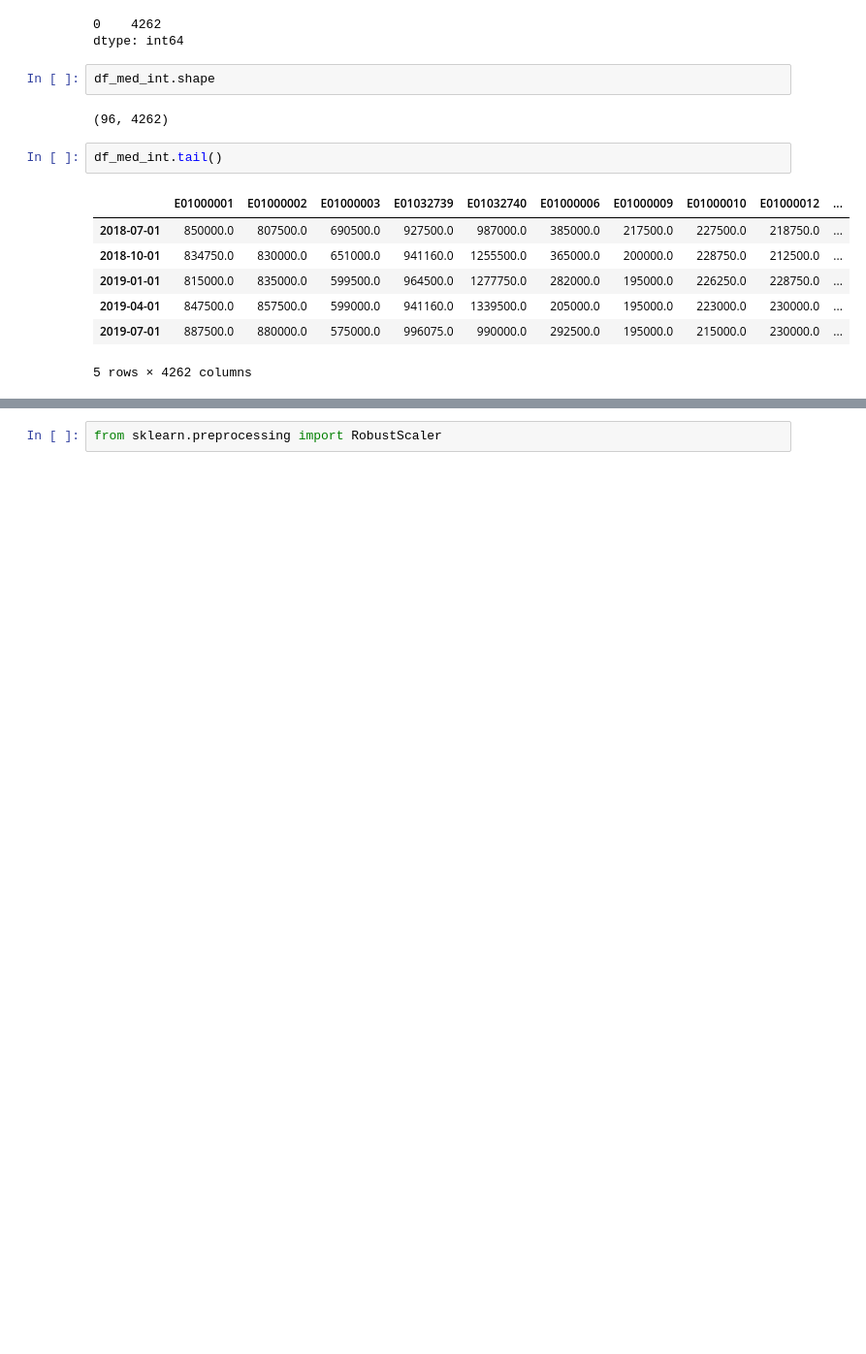
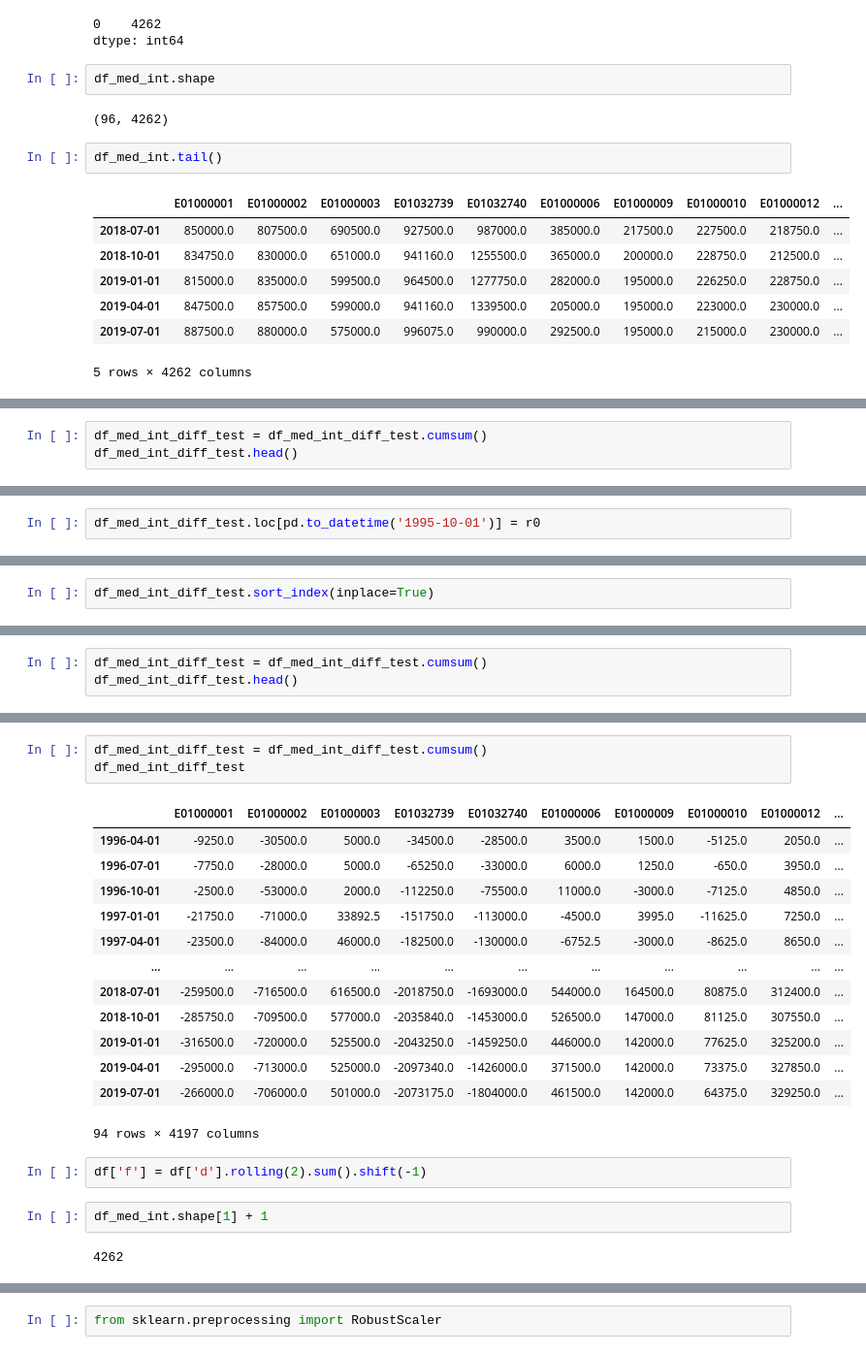
Before and after one commit to franchiven/london_housing, a Jupyter notebook: time series keras.ipynb, the cells around one changed output, grey strips where cells are left out. Shown at 97% size. Cells and saved outputs as stored; diff of their text form; blank space fills up the shorter version.

```diff
--- a/time series keras.ipynb
+++ b/time series keras.ipynb
@@ -386,0 +645,3 @@ df_med_int.tail()
+# %%
+df_med_int_diff_test = df_med_int_diff_test.cumsum()
+df_med_int_diff_test.head()
@@ -386,0 +656,2 @@ df_med_int.tail()
+# %%
+df_med_int_diff_test.loc[pd.to_datetime('1995-10-01')] = r0
@@ -386,0 +668,2 @@ df_med_int.tail()
+# %%
+df_med_int_diff_test.sort_index(inplace=True)
@@ -386,0 +680,3 @@ df_med_int.tail()
+# %%
+df_med_int_diff_test = df_med_int_diff_test.cumsum()
+df_med_int_diff_test.head()
@@ -386,0 +691,23 @@ df_med_int.tail()
+# %%
+df_med_int_diff_test = df_med_int_diff_test.cumsum()
+df_med_int_diff_test
+# %% [output]
+|  | E01000001 | E01000002 | E01000003 | E01032739 | E01032740 | E01000006 | E01000009 | E01000010 | E01000012 | ... |
+| 1996-04-01 | -9250.0 | -30500.0 | 5000.0 | -34500.0 | -28500.0 | 3500.0 | 1500.0 | -5125.0 | 2050.0 | ... |
+| 1996-07-01 | -7750.0 | -28000.0 | 5000.0 | -65250.0 | -33000.0 | 6000.0 | 1250.0 | -650.0 | 3950.0 | ... |
+| 1996-10-01 | -2500.0 | -53000.0 | 2000.0 | -112250.0 | -75500.0 | 11000.0 | -3000.0 | -7125.0 | 4850.0 | ... |
+| 1997-01-01 | -21750.0 | -71000.0 | 33892.5 | -151750.0 | -113000.0 | -4500.0 | 3995.0 | -11625.0 | 7250.0 | ... |
+| 1997-04-01 | -23500.0 | -84000.0 | 46000.0 | -182500.0 | -130000.0 | -6752.5 | -3000.0 | -8625.0 | 8650.0 | ... |
+| ... | ... | ... | ... | ... | ... | ... | ... | ... | ... | ... |
+| 2018-07-01 | -259500.0 | -716500.0 | 616500.0 | -2018750.0 | -1693000.0 | 544000.0 | 164500.0 | 80875.0 | 312400.0 | ... |
+| 2018-10-01 | -285750.0 | -709500.0 | 577000.0 | -2035840.0 | -1453000.0 | 526500.0 | 147000.0 | 81125.0 | 307550.0 | ... |
+| 2019-01-01 | -316500.0 | -720000.0 | 525500.0 | -2043250.0 | -1459250.0 | 446000.0 | 142000.0 | 77625.0 | 325200.0 | ... |
+| 2019-04-01 | -295000.0 | -713000.0 | 525000.0 | -2097340.0 | -1426000.0 | 371500.0 | 142000.0 | 73375.0 | 327850.0 | ... |
+| 2019-07-01 | -266000.0 | -706000.0 | 501000.0 | -2073175.0 | -1804000.0 | 461500.0 | 142000.0 | 64375.0 | 329250.0 | ... |
+94 rows × 4197 columns
+# %%
+df['f'] = df['d'].rolling(2).sum().shift(-1)
+# %%
+df_med_int.shape[1] + 1
+# %% [output]
+4262
```
Also changed, not shown: parts of 73 cells of this notebook, 1 other file.
